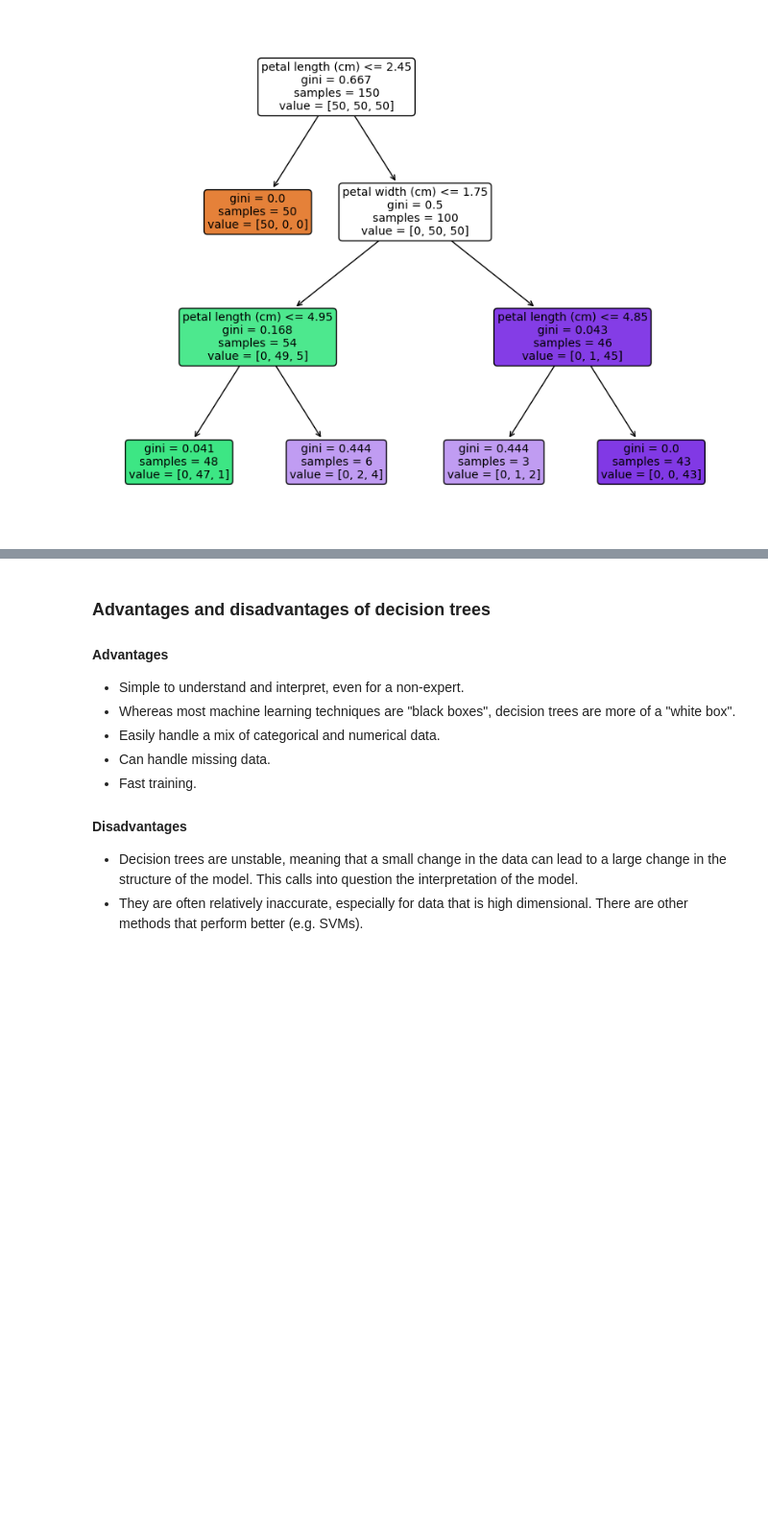
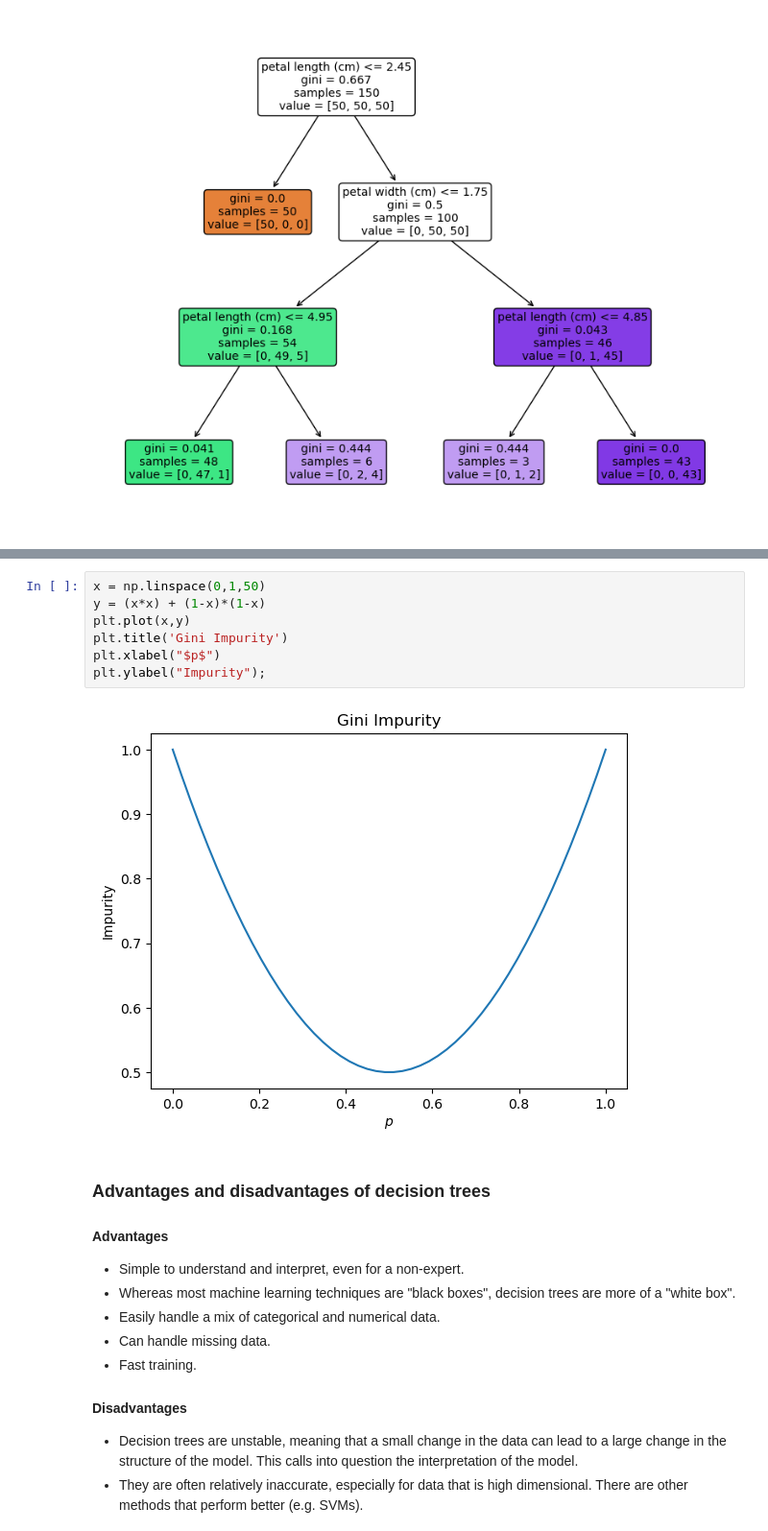
Before and after one commit to asabenhur/CS345, a Jupyter notebook: fall23/notebooks/module06_01_decision_trees.ipynb, the cells around one changed output, grey strips where cells are left out. Shown at 96% size. Cells and saved outputs as stored; diff of their text form; blank space fills up the shorter version.

```diff
--- a/fall23/notebooks/module06_01_decision_trees.ipynb
+++ b/fall23/notebooks/module06_01_decision_trees.ipynb
@@ -162,3 +172,12 @@ Decision trees can be extended with the option for pruning the tree after it has
+# %%
+x = np.linspace(0,1,50)
+y = (x*x) + (1-x)*(1-x)
+plt.plot(x,y)
+plt.title('Gini Impurity')
+plt.xlabel("$p$")
+plt.ylabel("Impurity");
+# %% [output]
+[figure, added]
 # %% [markdown]
 ### Advantages and disadvantages of decision trees
 
```
Also changed, not shown: parts of 1 cell of this notebook.
